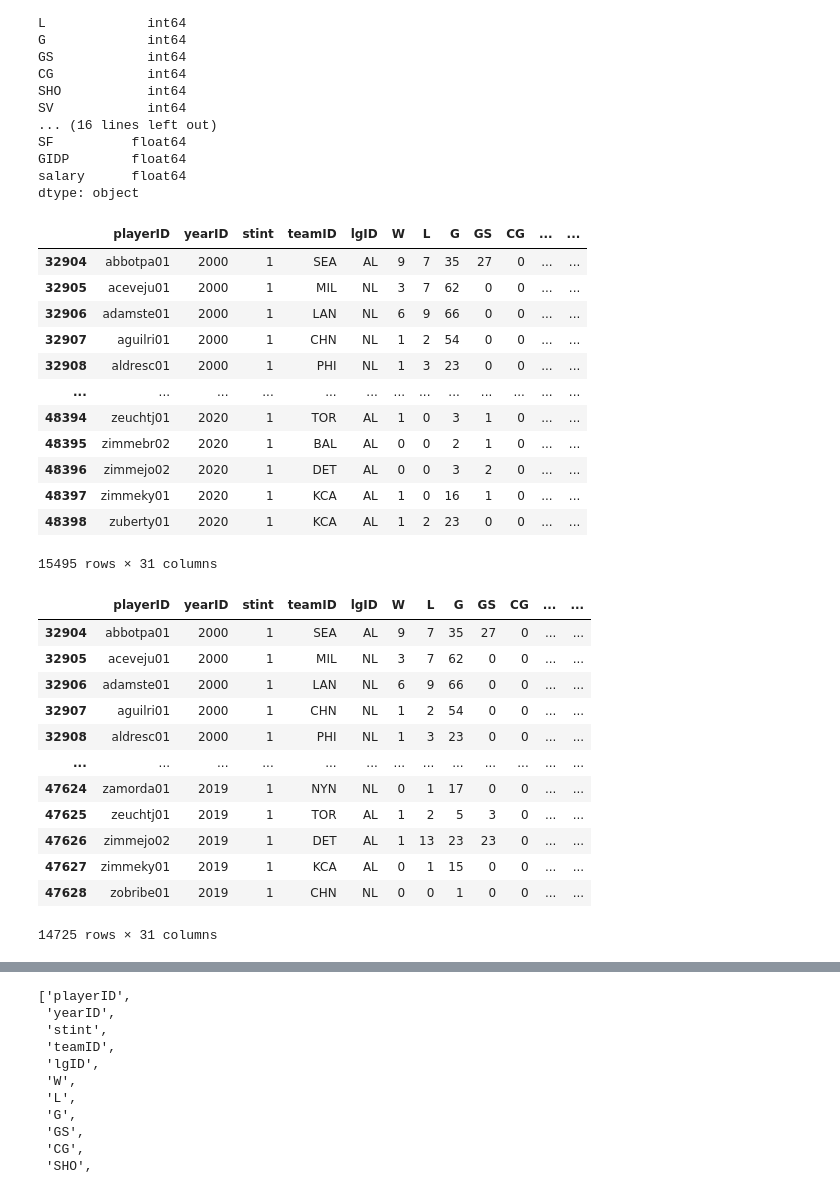
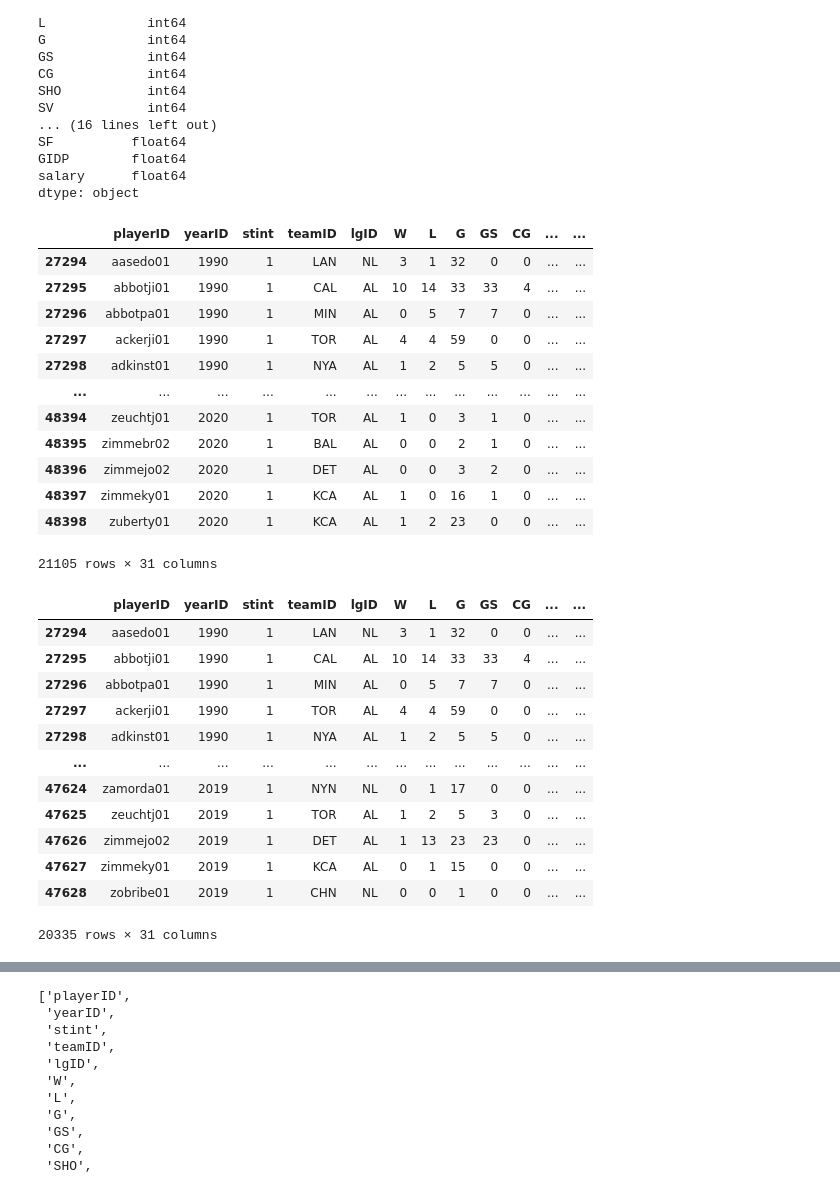
Before and after one commit to Jenny16x/TeamSix, a Jupyter notebook: Pitcher_Salary_Cleaning.ipynb, the cells around one changed output, grey strips where cells are left out. Drawn from its saved outputs; the diff is of its cells as text; code cells hidden in the pictures.

```diff
--- a/Pitcher_Salary_Cleaning.ipynb
+++ b/Pitcher_Salary_Cleaning.ipynb
@@ -81,41 +81,41 @@ GIDP        float64
 salary      float64
 dtype: object
 # %%
-# Filter data by years after 2000
-pitcher_salary2k = pitcher_salary[pitcher_salary['yearID']>=2000]
+# Filter data by years after 1990
+pitcher_salary2k = pitcher_salary[pitcher_salary['yearID']>=1990]
 pitcher_salary2k
 # %% [output]
 |  | playerID | yearID | stint | teamID | lgID | W | L | G | GS | CG | ... | ... |
-| 32904 | abbotpa01 | 2000 | 1 | SEA | AL | 9 | 7 | 35 | 27 | 0 | ... | ... |
-| 32905 | aceveju01 | 2000 | 1 | MIL | NL | 3 | 7 | 62 | 0 | 0 | ... | ... |
-| 32906 | adamste01 | 2000 | 1 | LAN | NL | 6 | 9 | 66 | 0 | 0 | ... | ... |
-| 32907 | aguilri01 | 2000 | 1 | CHN | NL | 1 | 2 | 54 | 0 | 0 | ... | ... |
-| 32908 | aldresc01 | 2000 | 1 | PHI | NL | 1 | 3 | 23 | 0 | 0 | ... | ... |
+| 27294 | aasedo01 | 1990 | 1 | LAN | NL | 3 | 1 | 32 | 0 | 0 | ... | ... |
+| 27295 | abbotji01 | 1990 | 1 | CAL | AL | 10 | 14 | 33 | 33 | 4 | ... | ... |
+| 27296 | abbotpa01 | 1990 | 1 | MIN | AL | 0 | 5 | 7 | 7 | 0 | ... | ... |
+| 27297 | ackerji01 | 1990 | 1 | TOR | AL | 4 | 4 | 59 | 0 | 0 | ... | ... |
+| 27298 | adkinst01 | 1990 | 1 | NYA | AL | 1 | 2 | 5 | 5 | 0 | ... | ... |
 | ... | ... | ... | ... | ... | ... | ... | ... | ... | ... | ... | ... | ... |
 | 48394 | zeuchtj01 | 2020 | 1 | TOR | AL | 1 | 0 | 3 | 1 | 0 | ... | ... |
 | 48395 | zimmebr02 | 2020 | 1 | BAL | AL | 0 | 0 | 2 | 1 | 0 | ... | ... |
 | 48396 | zimmejo02 | 2020 | 1 | DET | AL | 0 | 0 | 3 | 2 | 0 | ... | ... |
 | 48397 | zimmeky01 | 2020 | 1 | KCA | AL | 1 | 0 | 16 | 1 | 0 | ... | ... |
 | 48398 | zuberty01 | 2020 | 1 | KCA | AL | 1 | 2 | 23 | 0 | 0 | ... | ... |
-15495 rows × 31 columns
+21105 rows × 31 columns
 # %%
 # Filter data by years before 2020 to avoid possible Coivd data skew
 pitcher_salary_years = pitcher_salary2k[pitcher_salary2k['yearID']<2020]
 pitcher_salary_years
 # %% [output]
 |  | playerID | yearID | stint | teamID | lgID | W | L | G | GS | CG | ... | ... |
-| 32904 | abbotpa01 | 2000 | 1 | SEA | AL | 9 | 7 | 35 | 27 | 0 | ... | ... |
-| 32905 | aceveju01 | 2000 | 1 | MIL | NL | 3 | 7 | 62 | 0 | 0 | ... | ... |
-| 32906 | adamste01 | 2000 | 1 | LAN | NL | 6 | 9 | 66 | 0 | 0 | ... | ... |
-| 32907 | aguilri01 | 2000 | 1 | CHN | NL | 1 | 2 | 54 | 0 | 0 | ... | ... |
-| 32908 | aldresc01 | 2000 | 1 | PHI | NL | 1 | 3 | 23 | 0 | 0 | ... | ... |
+| 27294 | aasedo01 | 1990 | 1 | LAN | NL | 3 | 1 | 32 | 0 | 0 | ... | ... |
+| 27295 | abbotji01 | 1990 | 1 | CAL | AL | 10 | 14 | 33 | 33 | 4 | ... | ... |
+| 27296 | abbotpa01 | 1990 | 1 | MIN | AL | 0 | 5 | 7 | 7 | 0 | ... | ... |
+| 27297 | ackerji01 | 1990 | 1 | TOR | AL | 4 | 4 | 59 | 0 | 0 | ... | ... |
+| 27298 | adkinst01 | 1990 | 1 | NYA | AL | 1 | 2 | 5 | 5 | 0 | ... | ... |
 | ... | ... | ... | ... | ... | ... | ... | ... | ... | ... | ... | ... | ... |
 | 47624 | zamorda01 | 2019 | 1 | NYN | NL | 0 | 1 | 17 | 0 | 0 | ... | ... |
 | 47625 | zeuchtj01 | 2019 | 1 | TOR | AL | 1 | 2 | 5 | 3 | 0 | ... | ... |
 | 47626 | zimmejo02 | 2019 | 1 | DET | AL | 1 | 13 | 23 | 23 | 0 | ... | ... |
 | 47627 | zimmeky01 | 2019 | 1 | KCA | AL | 0 | 1 | 15 | 0 | 0 | ... | ... |
 | 47628 | zobribe01 | 2019 | 1 | CHN | NL | 0 | 0 | 1 | 0 | 0 | ... | ... |
-14725 rows × 31 columns
+20335 rows × 31 columns
 # %%
 # Filter data by pitchers who have started more than 3 games in a year
 pitcher_salary_gs = pitcher_salary_years[pitcher_salary_years['GS']>=3]
```
Also changed, not shown: parts of 8 cells of this notebook.
